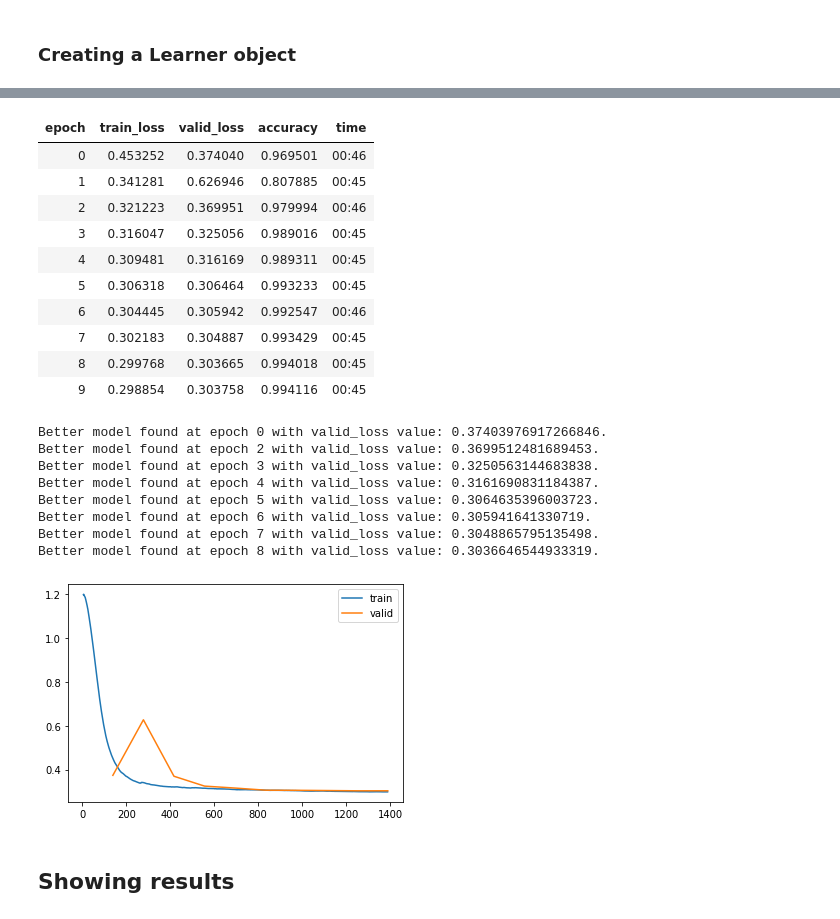
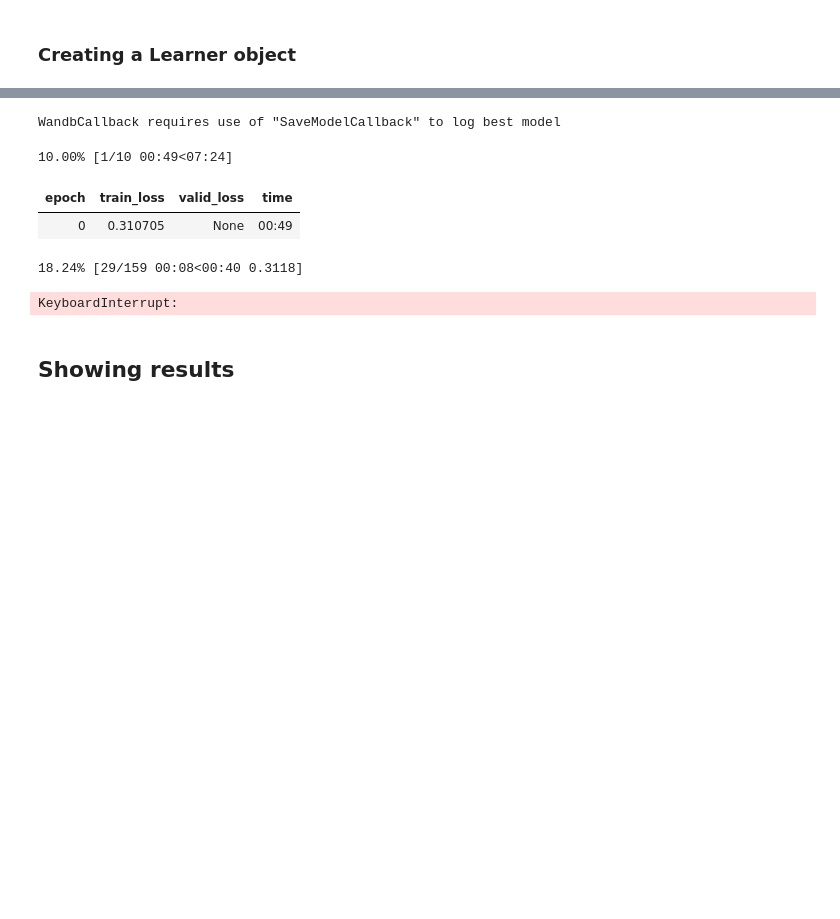
Before and after one commit to vrodriguezf/mlchaos, a Jupyter notebook: nbs/_motion_classification_time_series.ipynb, the cells around one changed output, grey strips where cells are left out. Drawn from its saved outputs; the diff is of its cells as text; code cells hidden in the pictures; blank space fills up the shorter version.

```diff
--- a/nbs/_motion_classification_time_series.ipynb
+++ b/nbs/_motion_classification_time_series.ipynb
@@ -32,13 +35,13 @@ ds_path = base_path/'data/spin_orbit/eps=0_095/'
 Put here everything that could be needed if this notebook was called from outside, as an script
 # %%
 config = AttrDict(
-    use_wandb = True, # Whether to use or not wandb for experiment tracking
+    use_wandb = False, # Whether to use or not wandb for experiment tracking
     wandb_group = None, # Whether to group this run in a wandb group
-    resampling_period = 2, # * Natural number. Set to None if no resampling is desired
+    resampling_period = None, # * Natural number. Set to None if no resampling is desired
     add_uncertainty_class = False, # Whether to add or remove clas -1 (Uncertainty)
     labelling_method = 'birav', # [fli, fli_no_uncertainty, freq_ana, birkhoff_avg, ...]
     multiindex_handler = None, # None (default), 'random', 'uncertainty'. Only if labelling method = combined
-    val_ds = 'ecc=0_05', # * The rest of the datasets in fnames will be used for training
+    val_ds = None, # * Holdout validation set. The rest of the datasets in fnames will be used for training
     fnames_poinc_map = [ds_path/'ecc=0_001/Poincare.plt', # PArent folder gives name to the dataset
                         ds_path/'ecc=0_005/Poincare.plt',
                         ds_path/'ecc=0_01/Poincare.plt',
@@ -55,5 +58,8 @@ config = AttrDict(
                     ds_path/'ecc=0_07/index_fli_rotnum_birav.plt',
                     ds_path/'ecc=0_1/index_fli_rotnum_birav.plt',
                     ds_path/'ecc=0_2/index_fli_rotnum_birav.plt'],
-    arch_name = 'InceptionTime' # See all the available architectures at https://timeseriesai.github.io/tsai/
+    fname_poinc_map_test = base_path/'data/fli_rotnum/model_1/eps=0.023/Poincare.plt', # Test set, use None if you don't want test
+    fname_index_test = base_path/'data/fli_rotnum/model_1/eps=0.023/index_fli_rotnum_birav_birrefined_v3.plt', # Test set, use None if you don't want test
+    arch_name = 'InceptionTime', # See all the available architectures at https://timeseriesai.github.io/tsai/
+    seed = 42 # Random seed for random generation
 )
@@ -171,4 +168,4 @@ Another way to split the data, which is more sensible if we want to ensure that
 # %%
-val_idxs = np.where(data.ds == data.dsname.index(config.val_ds))[0]
+val_idxs = np.where(data.ds == data.dsname.index(config.val_ds))[0] if config.val_ds is not None else []
 val_idxs
 # %% [output]
@@ -252,7 +251,7 @@ def opt_func(p, lr=slice(3e-3)): return Lookahead(RAdam(p, lr=lr, mom=0.95, wd=0
 # %%
 #Learner
 loss_func = LabelSmoothingCrossEntropy()
-learn = Learner(dls, model, opt_func=opt_func, loss_func=loss_func, metrics=accuracy)
+learn = Learner(dls, model, opt_func=opt_func, loss_func=loss_func, metrics=accuracy if config.val_ds is not None else None)
 # print(learn.summary())
 # %%
 beep(1)
@@ -267,28 +268,13 @@ lr_min, lr_steep
 # %%
-learn.fit_one_cycle(10, lr_max=lr_steep, cbs=[SaveModelCallback(),
-                                              WandbCallback(log_preds=False)])
+learn.fit_one_cycle(10, lr_max=lr_steep, cbs=[WandbCallback(log_preds=False)])
 learn.recorder.plot_loss()
 # %% [output]
+WandbCallback requires use of "SaveModelCallback" to log best model
+10.00% [1/10 00:49<07:24]
-| epoch | train_loss | valid_loss | accuracy | time |
-| 0 | 0.453252 | 0.374040 | 0.969501 | 00:46 |
-| 1 | 0.341281 | 0.626946 | 0.807885 | 00:45 |
-| 2 | 0.321223 | 0.369951 | 0.979994 | 00:46 |
-| 3 | 0.316047 | 0.325056 | 0.989016 | 00:45 |
-| 4 | 0.309481 | 0.316169 | 0.989311 | 00:45 |
-| 5 | 0.306318 | 0.306464 | 0.993233 | 00:45 |
-| 6 | 0.304445 | 0.305942 | 0.992547 | 00:46 |
-| 7 | 0.302183 | 0.304887 | 0.993429 | 00:45 |
-| 8 | 0.299768 | 0.303665 | 0.994018 | 00:45 |
-| 9 | 0.298854 | 0.303758 | 0.994116 | 00:45 |
+| epoch | train_loss | valid_loss | time |
+| 0 | 0.310705 | None | 00:49 |
-Better model found at epoch 0 with valid_loss value: 0.37403976917266846.
-Better model found at epoch 2 with valid_loss value: 0.3699512481689453.
-Better model found at epoch 3 with valid_loss value: 0.3250563144683838.
-Better model found at epoch 4 with valid_loss value: 0.3161690831184387.
-Better model found at epoch 5 with valid_loss value: 0.3064635396003723.
-Better model found at epoch 6 with valid_loss value: 0.305941641330719.
-Better model found at epoch 7 with valid_loss value: 0.3048865795135498.
-Better model found at epoch 8 with valid_loss value: 0.3036646544933319.
-[figure, removed]
+18.24% [29/159 00:08<00:40 0.3118]
+KeyboardInterrupt:
 # %% [markdown]
 ## Showing results
 # %% [markdown]
```
Also changed, not shown: parts of 24 cells of this notebook, 3 other files.
